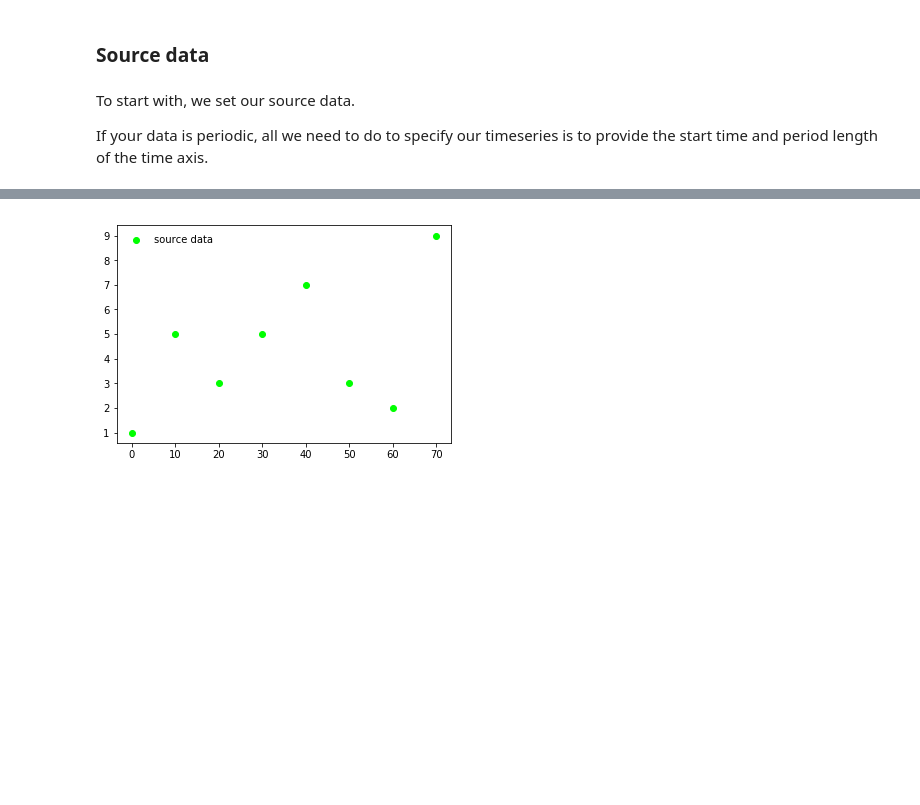
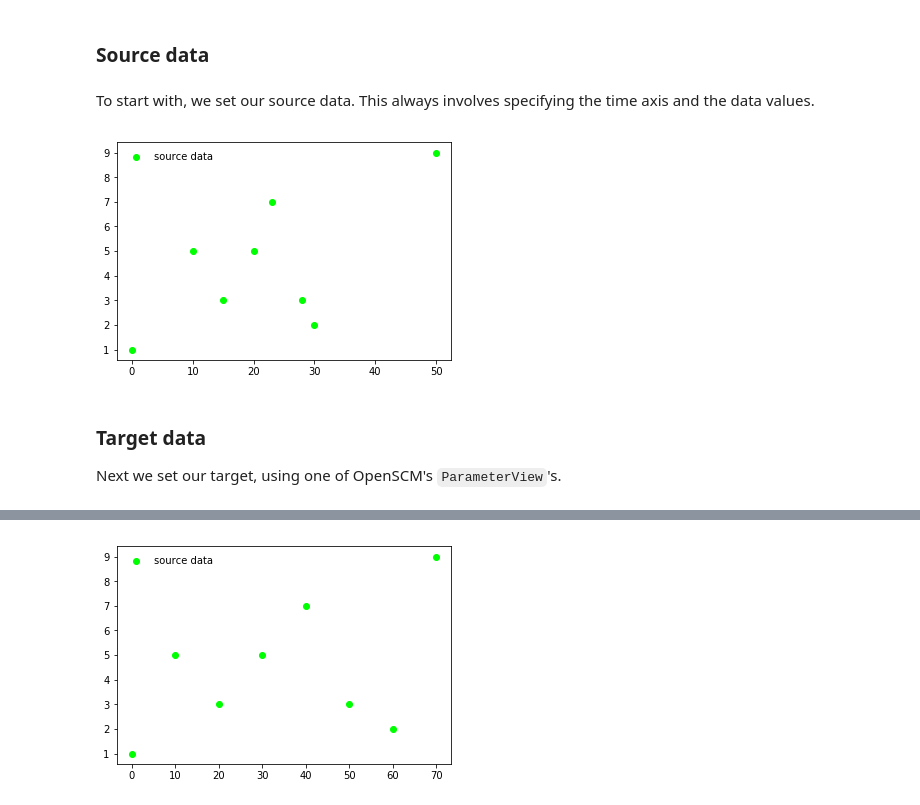
Before and after one commit to openscm/openscm, a Jupyter notebook: notebooks/timeseries-conversion.ipynb, the cells around one changed output, grey strips where cells are left out. Cells and saved outputs as stored; diff of their text form; code cells hidden in the pictures; blank space fills up the shorter version.

```diff
--- a/notebooks/timeseries-conversion.ipynb
+++ b/notebooks/timeseries-conversion.ipynb
@@ -64,6 +62,33 @@ As it stands, the only case OpenSCM can handle is linear interpolation of data w
 # %% [markdown]
 ### Source data
-# %% [markdown]
-To start with, we set our source data.
-
-If your data is periodic, all we need to do to specify our timeseries is to provide the start time and period length of the time axis.
+# %% [markdown]
+To start with, we set our source data. This always involves specifying the time axis and the data values.
+# %%
+source_values = np.array([1, 5, 3, 5, 7, 3, 2, 9])
+source_times = np.array([0, 10, 15, 20, 23, 28, 30, 50])
+point_view = paras.get_writable_timeseries_view(
+    ("Emissions", "CH4"),
+    ("World",),
+    "MtCH4 / yr",
+    source_times,
+    timeseries_type=ParameterType.POINT_TIMESERIES,
+    interpolation_type=InterpolationType.LINEAR,
+    extrapolation_type=ExtrapolationType.NONE,
+)
+point_view.set_series(source_values)
+# %%
+ax = plt.figure().add_subplot(111)
+ax.scatter(
+    source_times,
+    source_values,
+    marker=MARKER_1,
+    color=COLOUR_1,
+    label="source data",
+)
+ax.legend(frameon=False);
+# %% [output]
+[figure, added]
+# %% [markdown]
+### Target data
+
+Next we set our target, using one of OpenSCM's `ParameterView`'s.
```
Also changed, not shown: parts of 22 cells of this notebook, 1 other file.
